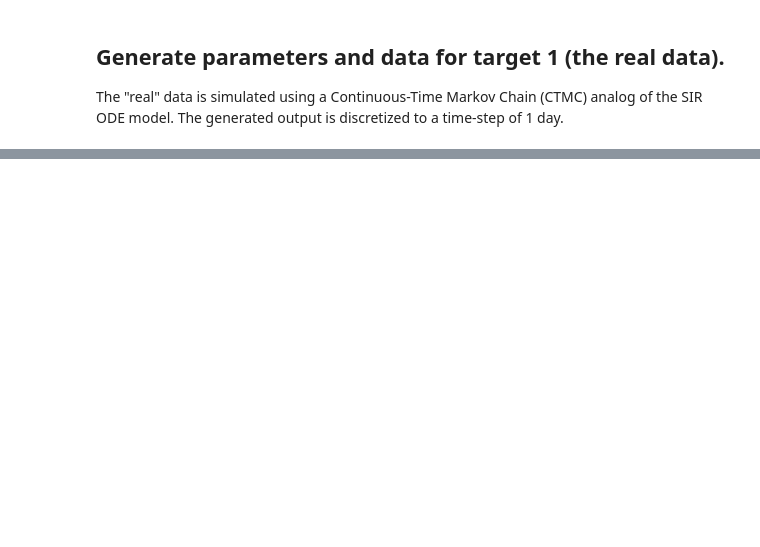
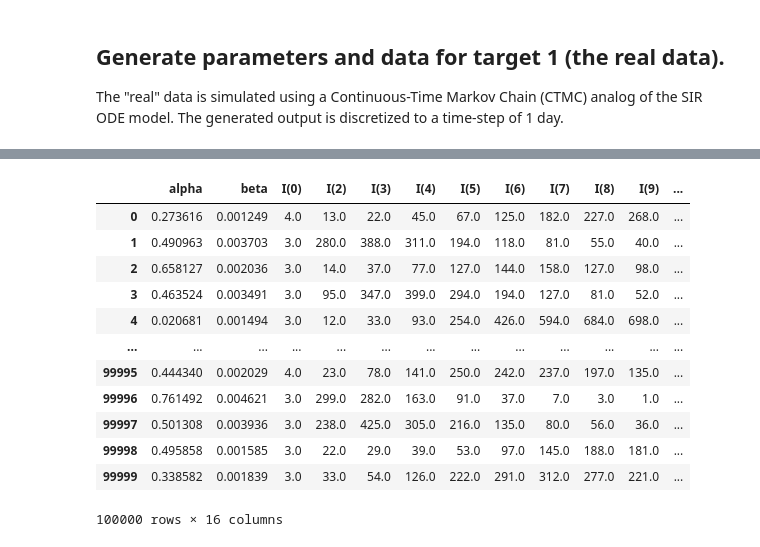
Before and after one commit to egonspin/SIRLikelihood, a Jupyter notebook: SimulateDataClasses.ipynb, the cells around one changed output, grey strips where cells are left out. Drawn from its saved outputs; the diff is of its cells as text; code cells hidden in the pictures; blank space fills up the shorter version.

```diff
--- a/SimulateDataClasses.ipynb
+++ b/SimulateDataClasses.ipynb
@@ -168,7 +239,0 @@ def generate_class1(T,tmin,tmax,maxiter,init_mean,alphaRange,betaRange,sampleMax
-# %%
-# 80% for training data set (validation 30%, training 50%), 20% for testing (50,000 datasets for target 1 and target 0)
-# I do resnet
-# Ali does a 1D convolution network , and standard deep neural network
-#
-par0, data0 = jb.load('target0_parData')
-par1, data1 = jb.load('target1_parData')
@@ -174,0 +243,36 @@ par1, data1 = jb.load('target1_parData')
+# %%
+#Append targets 0 and target 1 data sets randomly shuffle them
+io = np.append(io0,io1,axis=0)
+np.random.shuffle(io)
+
+# define function that makes dataframe from io numpy data
+def makeDataFrame(io,t):
+    df = pd.DataFrame()
+    df['alpha'] = io[:,0]
+    df['beta'] = io[:,1]
+    for i in range(0,np.shape(t)[0]):
+        string = 'I(' + str(t[i]) + ')'
+        df[string] = io[:,i+2]
+    df['target'] = io[:,-1]
+    return df
+
+#make dataframe from io numpy array
+df = makeDataFrame(io,tdata0)
+
+#save data
+jb.dump([io,df],'targets_parData')
+df
+# %% [output]
+|  | alpha | beta | I(0) | I(2) | I(3) | I(4) | I(5) | I(6) | I(7) | I(8) | I(9) | ... |
+| 0 | 0.273616 | 0.001249 | 4.0 | 13.0 | 22.0 | 45.0 | 67.0 | 125.0 | 182.0 | 227.0 | 268.0 | ... |
+| 1 | 0.490963 | 0.003703 | 3.0 | 280.0 | 388.0 | 311.0 | 194.0 | 118.0 | 81.0 | 55.0 | 40.0 | ... |
+| 2 | 0.658127 | 0.002036 | 3.0 | 14.0 | 37.0 | 77.0 | 127.0 | 144.0 | 158.0 | 127.0 | 98.0 | ... |
+| 3 | 0.463524 | 0.003491 | 3.0 | 95.0 | 347.0 | 399.0 | 294.0 | 194.0 | 127.0 | 81.0 | 52.0 | ... |
+| 4 | 0.020681 | 0.001494 | 3.0 | 12.0 | 33.0 | 93.0 | 254.0 | 426.0 | 594.0 | 684.0 | 698.0 | ... |
+| ... | ... | ... | ... | ... | ... | ... | ... | ... | ... | ... | ... | ... |
+| 99995 | 0.444340 | 0.002029 | 4.0 | 23.0 | 78.0 | 141.0 | 250.0 | 242.0 | 237.0 | 197.0 | 135.0 | ... |
+| 99996 | 0.761492 | 0.004621 | 3.0 | 299.0 | 282.0 | 163.0 | 91.0 | 37.0 | 7.0 | 3.0 | 1.0 | ... |
+| 99997 | 0.501308 | 0.003936 | 3.0 | 238.0 | 425.0 | 305.0 | 216.0 | 135.0 | 80.0 | 56.0 | 36.0 | ... |
+| 99998 | 0.495858 | 0.001585 | 3.0 | 22.0 | 29.0 | 39.0 | 53.0 | 97.0 | 145.0 | 188.0 | 181.0 | ... |
+| 99999 | 0.338582 | 0.001839 | 3.0 | 33.0 | 54.0 | 126.0 | 222.0 | 291.0 | 312.0 | 277.0 | 221.0 | ... |
+100000 rows × 16 columns
```
Also changed, not shown: parts of 5 cells of this notebook, 4 other files.
